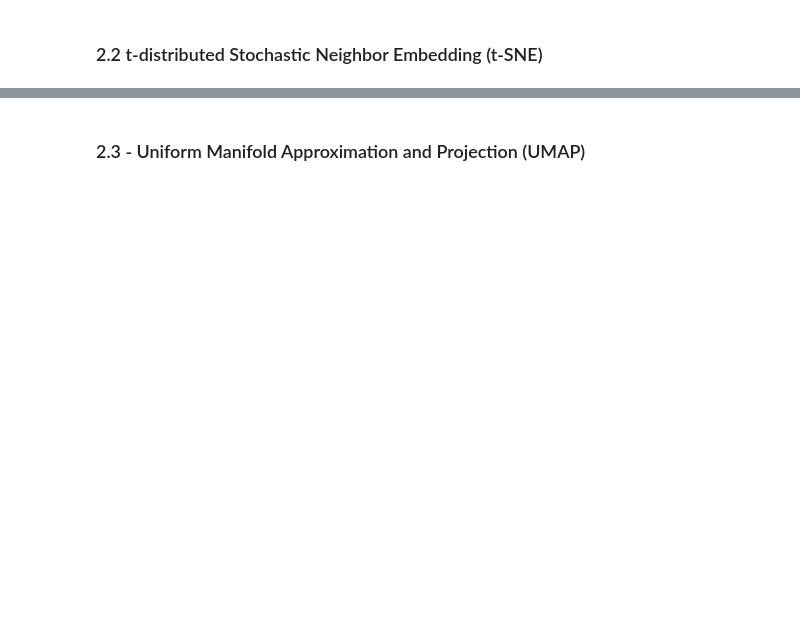
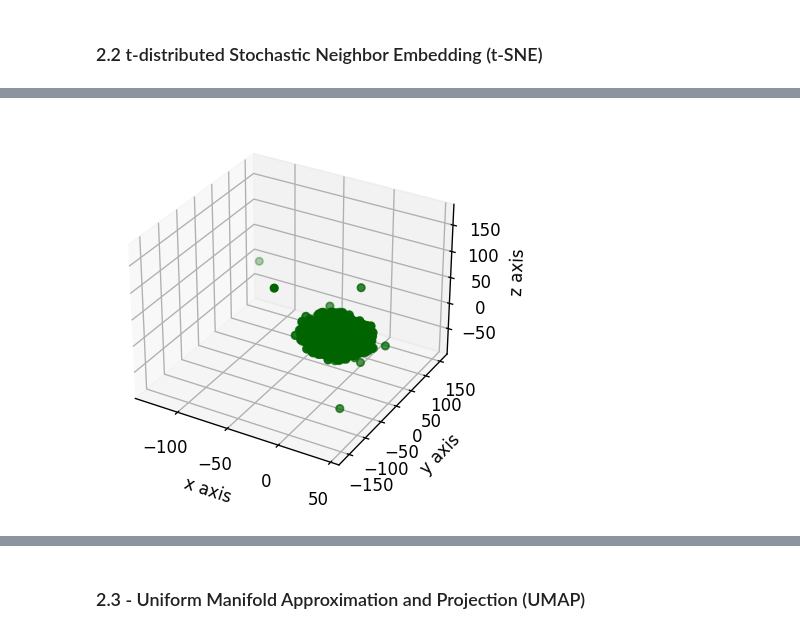
Before and after one commit to gulmert89/bootcamp_files, a Jupyter notebook: project4.ipynb, the cells around one changed output, grey strips where cells are left out. Drawn from its saved outputs; the diff is of its cells as text; code cells hidden in the pictures; blank space fills up the shorter version.

```diff
--- a/project4.ipynb
+++ b/project4.ipynb
@@ -239,3 +245,7 @@ plt.show()
+# %%
+plot_3D(X_tsne1, "2d", "darkgreen")
+# %% [output]
+[figure, added]
 # %%
 # t-SNE model 1 with perplexity=40
 time_start = time.time()
```
Also changed, not shown: parts of 20 cells of this notebook.
